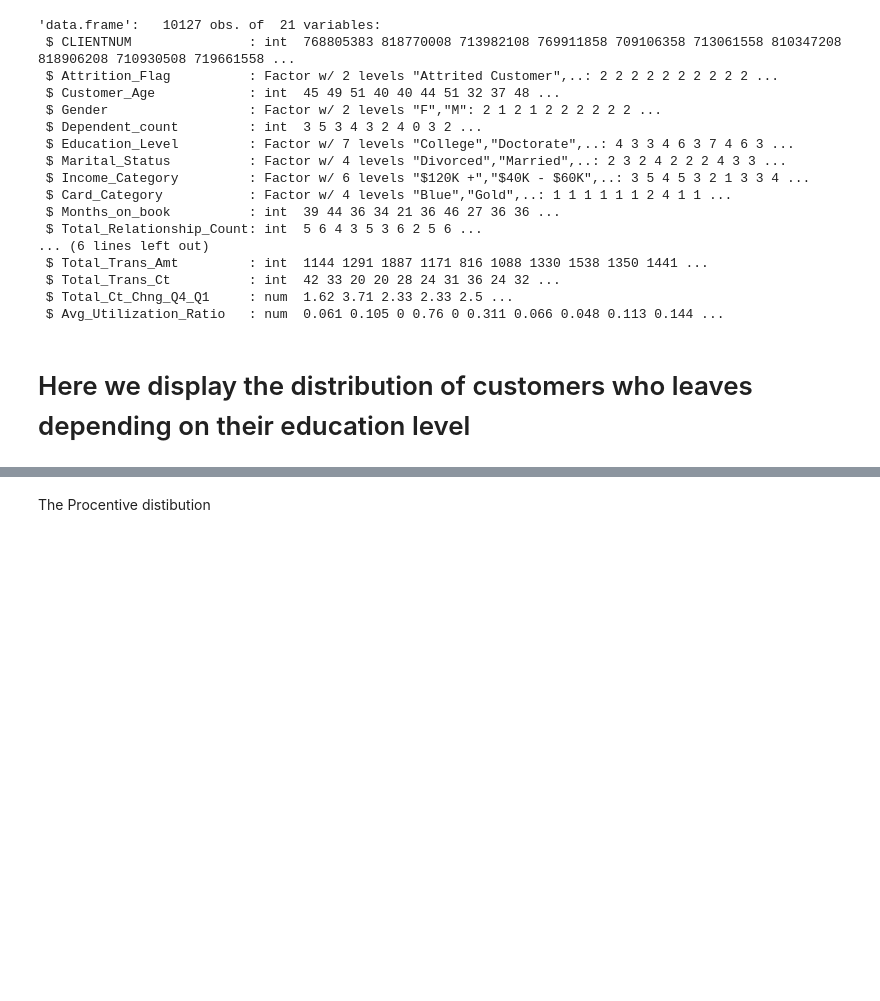
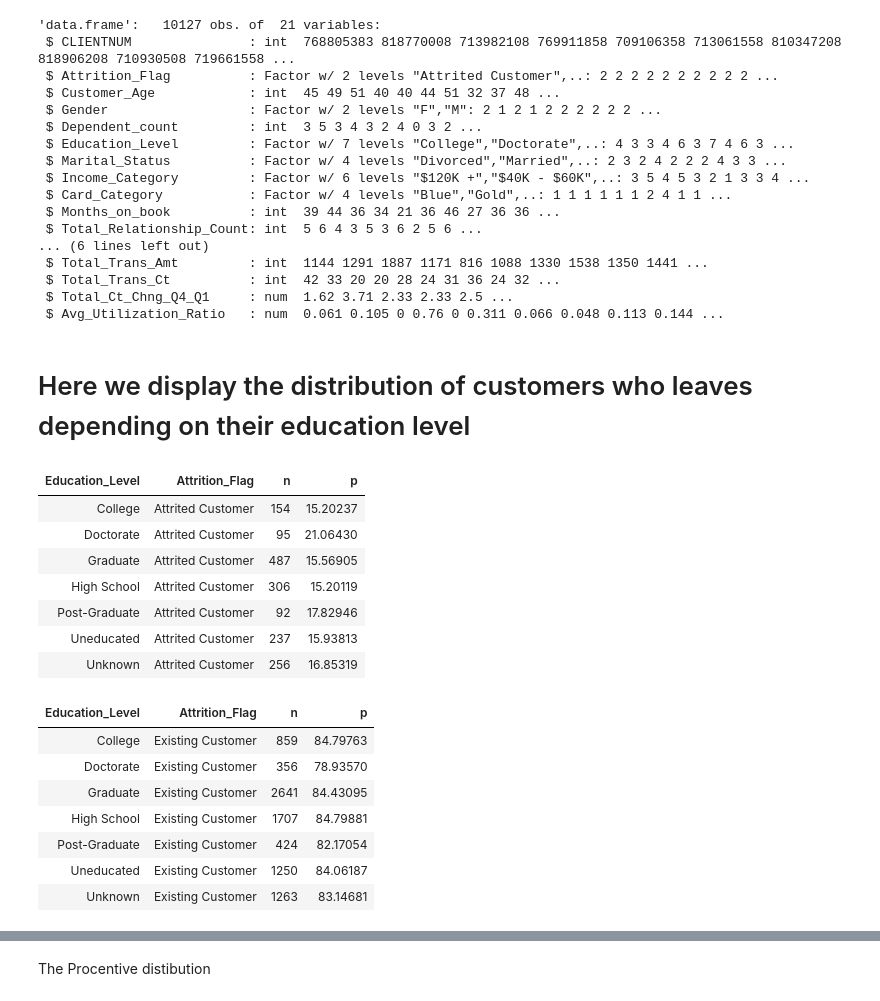
Before and after one commit to WeAreVR/Biba, a Jupyter notebook: BIBA.ipynb, the cells around one changed output, grey strips where cells are left out. Drawn from its saved outputs; the diff is of its cells as text; code cells hidden in the pictures; blank space fills up the shorter version.

```diff
--- a/BIBA.ipynb
+++ b/BIBA.ipynb
@@ -63,6 +69,38 @@ str(dataset)
  $ Avg_Utilization_Ratio   : num  0.061 0.105 0 0.76 0 0.311 0.066 0.048 0.113 0.144 ...
 # %% [markdown]
 # Here we display the distribution of customers who leaves depending on their education level
+# %%
+Attrition_Flag_education <- dataset %>%
+count(Education_Level,Attrition_Flag)%>%
+group_by(Education_Level)%>%
+mutate(p=n/sum(n)*100)
+
+attrited_only <- Attrition_Flag_education %>%
+filter(Attrition_Flag == "Attrited Customer")
+
+attrited_only
+
+existing_only <- Attrition_Flag_education %>%
+filter(Attrition_Flag == "Existing Customer")
+
+existing_only
+# %% [output]
+| Education_Level | Attrition_Flag | n | p |
+| College | Attrited Customer | 154 | 15.20237 |
+| Doctorate | Attrited Customer | 95 | 21.06430 |
+| Graduate | Attrited Customer | 487 | 15.56905 |
+| High School | Attrited Customer | 306 | 15.20119 |
+| Post-Graduate | Attrited Customer | 92 | 17.82946 |
+| Uneducated | Attrited Customer | 237 | 15.93813 |
+| Unknown | Attrited Customer | 256 | 16.85319 |
+| Education_Level | Attrition_Flag | n | p |
+| College | Existing Customer | 859 | 84.79763 |
+| Doctorate | Existing Customer | 356 | 78.93570 |
+| Graduate | Existing Customer | 2641 | 84.43095 |
+| High School | Existing Customer | 1707 | 84.79881 |
+| Post-Graduate | Existing Customer | 424 | 82.17054 |
+| Uneducated | Existing Customer | 1250 | 84.06187 |
+| Unknown | Existing Customer | 1263 | 83.14681 |
 # %%
 dataset %>%
 ggplot(aes(x=Education_Level,fill=Attrition_Flag))+
```
Also changed, not shown: parts of 3 cells of this notebook.
